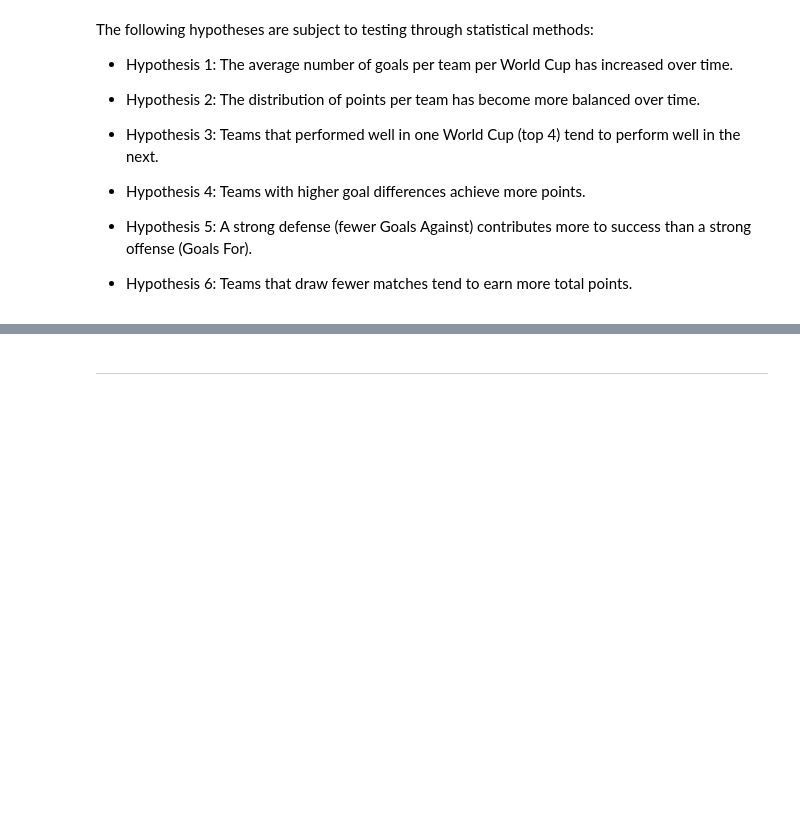
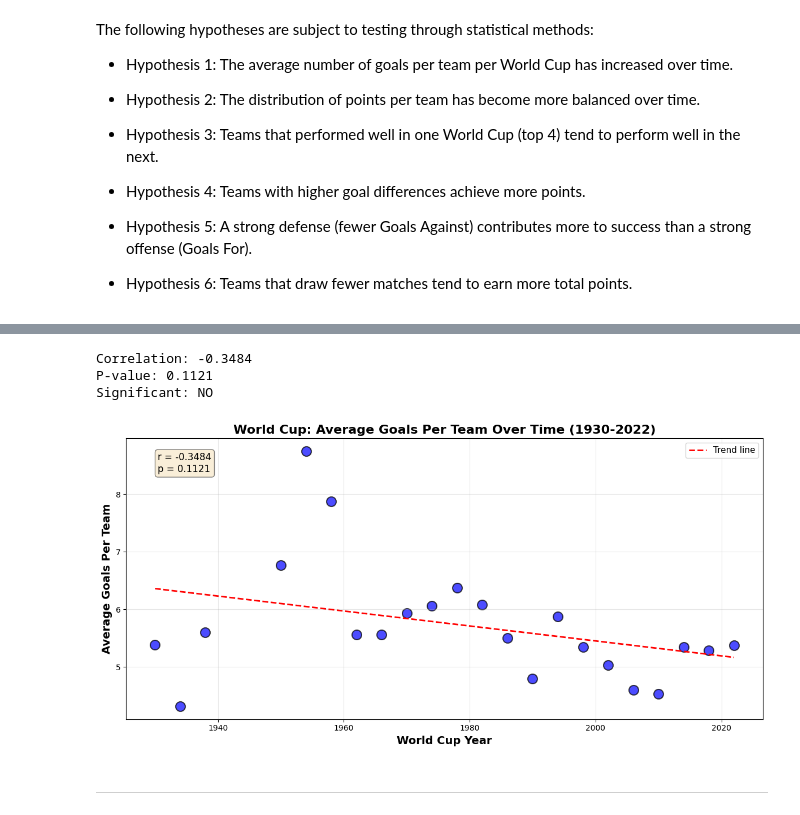
Before and after one commit to AmuKanda99/football-worldcup-analysis, a Jupyter notebook: jupyter_notebooks/02_EDA.ipynb, the cells around one changed output, grey strips where cells are left out. Saved outputs shown, nothing was run; the diff lists cells and outputs as text; code cells hidden in the pictures; blank space fills up the shorter version.

```diff
--- a/jupyter_notebooks/02_EDA.ipynb
+++ b/jupyter_notebooks/02_EDA.ipynb
@@ -202,0 +207,5 @@ The following hypotheses are subject to testing through statistical methods:
+# %%
+# Group by Year and calculate average goals
+avg_goals_by_year = df.groupby('Year')['Goals For'].mean()
+# Display the results
+print(avg_goals_by_year)
@@ -203,3 +230,43 @@ The following hypotheses are subject to testing through statistical methods:
+# %%
+from scipy import stats
+
+# Correlation test
+r, p = stats.pearsonr(avg_goals_by_year.index, avg_goals_by_year.values)
+
+print(f"Correlation: {r:.4f}")
+print(f"P-value: {p:.4f}")
+print(f"Significant: {'YES' if p < 0.05 else 'NO'}")
+# %% [output]
+Correlation: -0.3484
+P-value: 0.1121
+Significant: NO
+# %%
+# Plot
+plt.figure(figsize=(12, 6))
+plt.scatter(avg_goals_by_year.index, avg_goals_by_year.values,
+            s=150, alpha=0.7, color='blue', edgecolors='black', linewidth=1.5)
+
+# Add trend line
+z = np.polyfit(avg_goals_by_year.index, avg_goals_by_year.values, 1)
+p_line = np.poly1d(z)
+plt.plot(avg_goals_by_year.index, p_line(avg_goals_by_year.index),
+         "r--", linewidth=2, label=f'Trend line')
+
+# Add correlation info
+plt.text(0.05, 0.95, f'r = {r:.4f}\np = {p:.4f}',
+         transform=plt.gca().transAxes, fontsize=12,
+         verticalalignment='top', bbox=dict(boxstyle='round', facecolor='wheat', alpha=0.5))
+
+plt.xlabel('World Cup Year', fontsize=14, fontweight='bold')
+plt.ylabel('Average Goals Per Team', fontsize=14, fontweight='bold')
+plt.title('World Cup: Average Goals Per Team Over Time (1930-2022)',
+          fontsize=16, fontweight='bold')
+plt.legend(fontsize=11)
+plt.grid(True, alpha=0.3)
+plt.tight_layout()
+plt.show()
+# %% [output]
+[figure, added]
 # %% [markdown]
 ---
 # %% [markdown]
```
Also changed, not shown: parts of 2 cells of this notebook.
